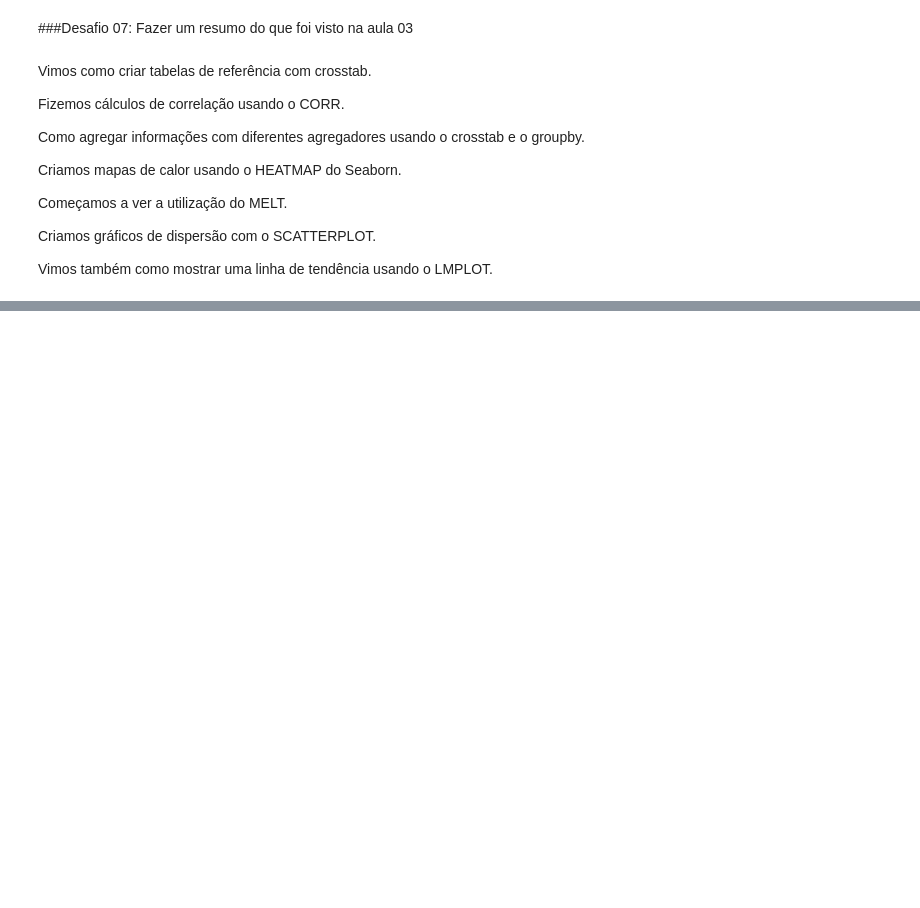
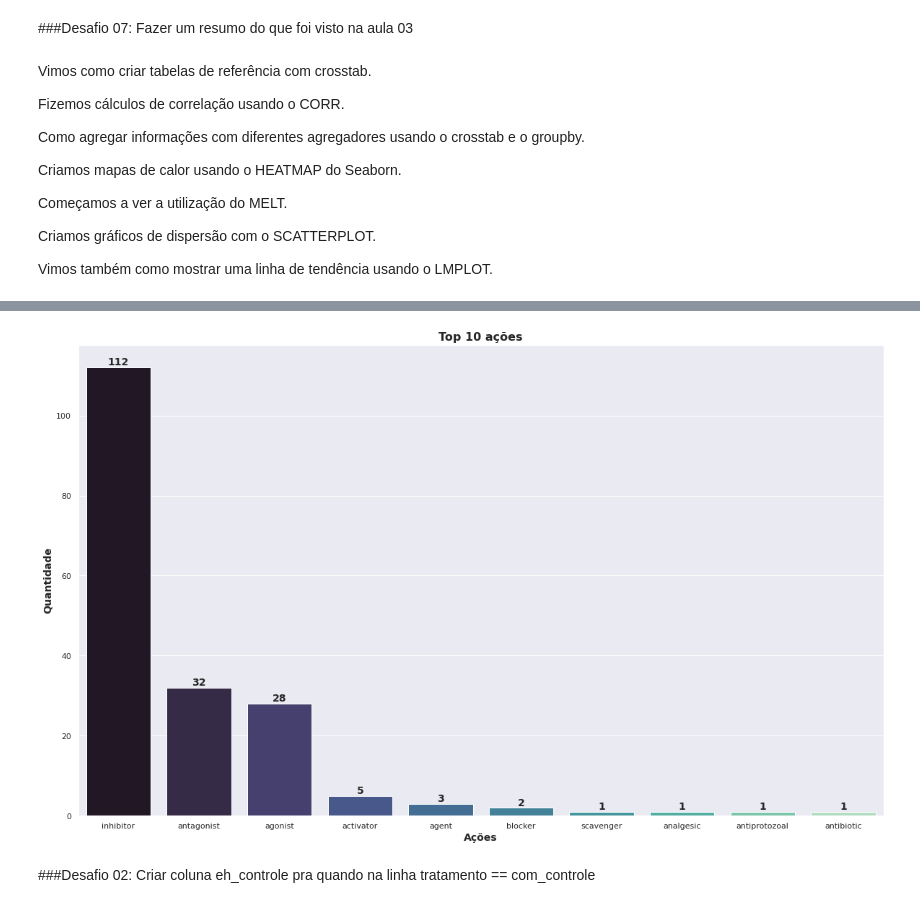
Before and after one commit to collinsdaniel/imersao_dados_3_alura, a Jupyter notebook: ImersaoDados.ipynb, the cells around one changed output, grey strips where cells are left out. Drawn from its saved outputs; the diff is of its cells as text; code cells hidden in the pictures; blank space fills up the shorter version.

```diff
--- a/ImersaoDados.ipynb
+++ b/ImersaoDados.ipynb
@@ -1034,0 +1074,6 @@ Vimos também como mostrar uma linha de tendência usando o LMPLOT.
+# %%
+# Vimos que temos dois tipos no nosso dataframe. Um interiro (int64) e um object.
+# As colunas com valores inteiros são dos resultados das ações. Basicamente, todas as colunas fora o id.
+# O id é o único como object. Essa coluna obviamente será descartada.
+contagem_moa = dados_resultados.drop('id', axis=1).sum().sort_values(ascending=False)
+contagem_moa
@@ -1034,0 +1170,4 @@ Vimos também como mostrar uma linha de tendência usando o LMPLOT.
+# %%
+novos_indices = [i.split('_')[-1] for i in contagem_moa.index]
+# %%
+novo_contagem_moa = pd.DataFrame(data={'acao': novos_indices, 'quantidade': contagem_moa.values})
@@ -1034,0 +1190,18 @@ Vimos também como mostrar uma linha de tendência usando o LMPLOT.
+# %%
+top_10_acoes = novo_contagem_moa['acao'].value_counts().index[0:10]
+# %%
+plt.figure(figsize=(20, 12))
+ax = sns.countplot(x = 'acao', palette=('mako'), data = novo_contagem_moa.query('acao in @top_10_acoes'), order=top_10_acoes)
+
+ax.set_title('Top 10 ações', fontsize=16, fontweight='bold')
+
+ax.set_xlabel('Ações', fontsize=14, fontweight='bold')
+ax.set_ylabel('Quantidade', fontsize=14, fontweight='bold')
+
+for indice, p in enumerate(ax.patches):
+  ax.text(x=indice, y=p.get_height() + .5, s=str(p.get_height()), ha='center', fontsize=14, fontweight='bold')
+plt.show()
+# %% [output]
+[figure, added]
+# %% [markdown]
+###Desafio 02: Criar coluna eh_controle pra quando na linha tratamento == com_controle
```
Also changed, not shown: parts of 34 cells of this notebook.
